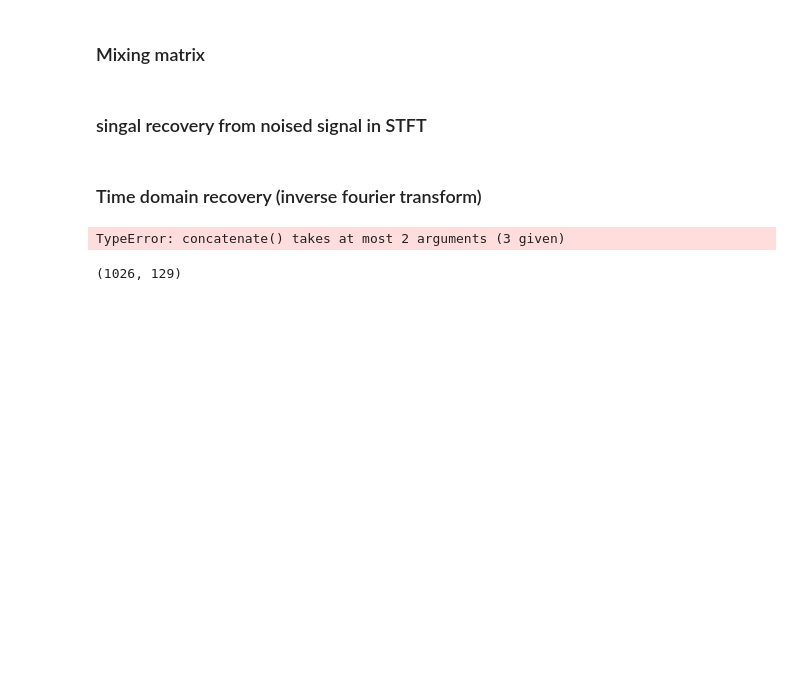
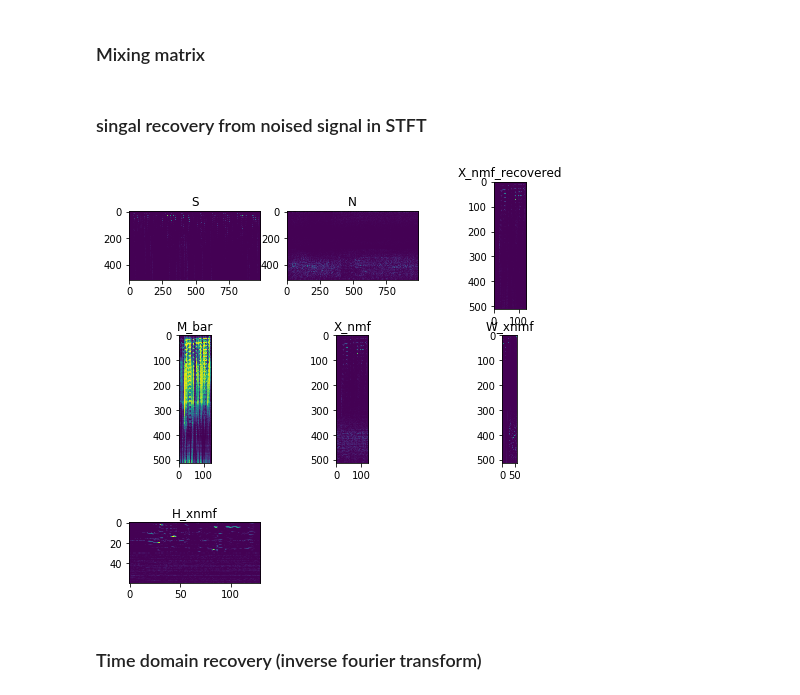
Before and after one commit to narayana1043/machine_learning_signal_processing, a Jupyter notebook: ass3/ass3_Q3.ipynb, the cells around one changed output. Cells and saved outputs as stored; diff of their text form; code cells hidden in the pictures; blank space fills up the shorter version.

```diff
--- a/ass3/ass3_Q3.ipynb
+++ b/ass3/ass3_Q3.ipynb
@@ -137,13 +139,13 @@ plt.show()
 # %%
 number_of_basis_vectors = 30
-W = np.random.uniform(size=(X.shape[0],number_of_basis_vectors))
-H = np.random.uniform(size=(number_of_basis_vectors,X.shape[1]))
+W = np.random.uniform(size=(S.shape[0],number_of_basis_vectors))
+H = np.random.uniform(size=(number_of_basis_vectors,S.shape[1]))
 W_S, H_S = NMF_multiplicate_update(X=S, W=W, H=H)
 W_N, H_N = NMF_multiplicate_update(X=N, W=W, H=H)
 # %% [markdown]
 ### Denoising a noisy speech signal
 # %%
-stft_X_nmf = STFT(x=x_nmf_wav, hop_size=512,frame_size=1024, window_fun='hann')
+stft_X_nmf = STFT(x=x_nmf_wav, hop_size=hop_size,frame_size=frame_size, window_fun='hann')
 X_nmf = np.absolute(stft_X_nmf[:513])
 W_xnmf = np.concatenate((W_S,W_N), axis=1)
 H_xnmf = np.random.uniform(size=(W_xnmf.shape[1],X_nmf.shape[1]))
@@ -151,6 +153,7 @@ H_xnmf = NMF_multiplicate_update(X=X_nmf, W=W_xnmf, H=H_xnmf, update=['H'])
 # %% [markdown]
 ### Mixing matrix
 # %%
-M_bar = np.dot(W_S, H_xnmf[:30])/np.dot(np.concatenate((W_S, W_N), axis=1),H_xnmf)
+M_bar = np.dot(W_S, H_xnmf[:30,])/np.dot(W_xnmf,H_xnmf)
+# mask = np.where(S>N, 1, 0)
 # %% [markdown]
 ### singal recovery from noised signal in STFT
@@ -159,11 +160,20 @@ X_nmf_recovered = M_bar * stft_X_nmf[:513]
+# %%
+X_nmf_recovered = M_bar * stft_X_nmf[:513]
+plt.figure(figsize=(8,8))
+plt.subplot(3,3,1); plt.title('S'); plt.imshow(S)
+plt.subplot(3,3,2); plt.title('N'); plt.imshow(N)
+plt.subplot(3,3,3); plt.title('X_nmf_recovered'); plt.imshow(np.absolute(X_nmf_recovered))
+plt.subplot(3,3,4); plt.title('M_bar'); plt.imshow(M_bar)
+plt.subplot(3,3,5); plt.title('X_nmf'); plt.imshow(np.absolute(stft_X_nmf[:513]))
+plt.subplot(3,3,6); plt.title('W_xnmf'); plt.imshow(W_xnmf)
+plt.subplot(3,3,7); plt.title('H_xnmf'); plt.imshow(H_xnmf)
+plt.show()
+# %% [output]
+[figure, added]
 # %% [markdown]
 ### Time domain recovery (inverse fourier transform)
 # %%
-x_nmf_wav_recovered = (1/frame_size)*np.dot(np.concatenate(X_nmf_recovered, np.conjugate(X_nmf_recovered), axis=1).T,
+x_nmf_wav_recovered = (1/frame_size)*np.dot(np.concatenate((X_nmf_recovered,
+                                                            np.conjugate([X_nmf_recovered[i] for i in range(512,1,-1)])),
+                                                           axis=0).T,
                                             DFT_matrix(frame_size)).real
-# %% [output]
-TypeError: concatenate() takes at most 2 arguments (3 given)
-# %%
-np.concatenate((X_nmf_recovered, np.conjugate(X_nmf_recovered[])), axis=0).shape
-# %% [output]
-(1026, 129)
```
Also changed, not shown: parts of 6 cells of this notebook, 2 other files.
